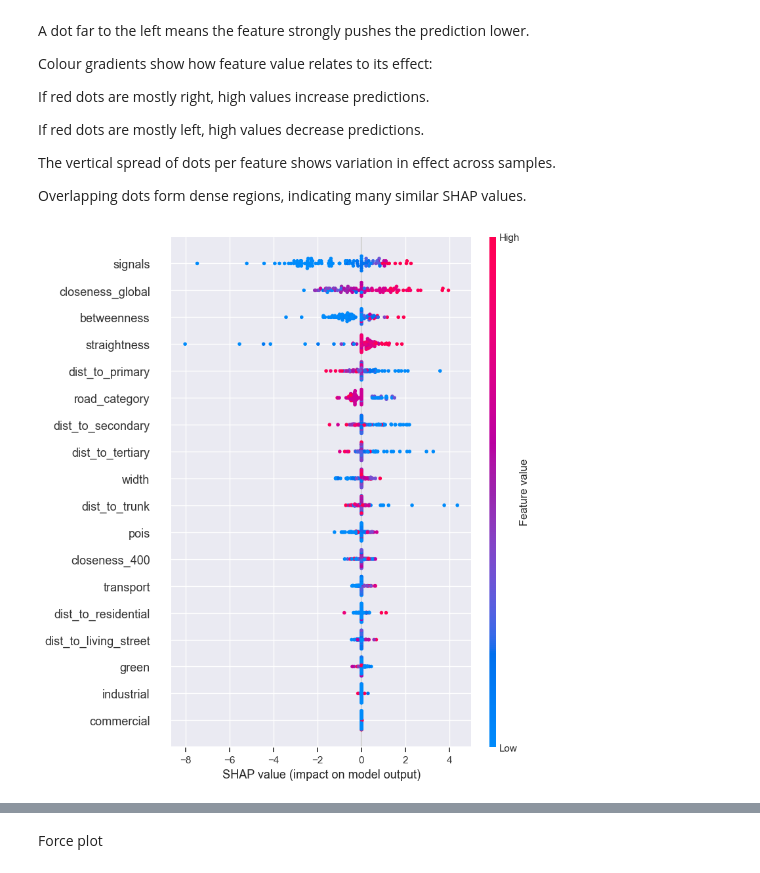
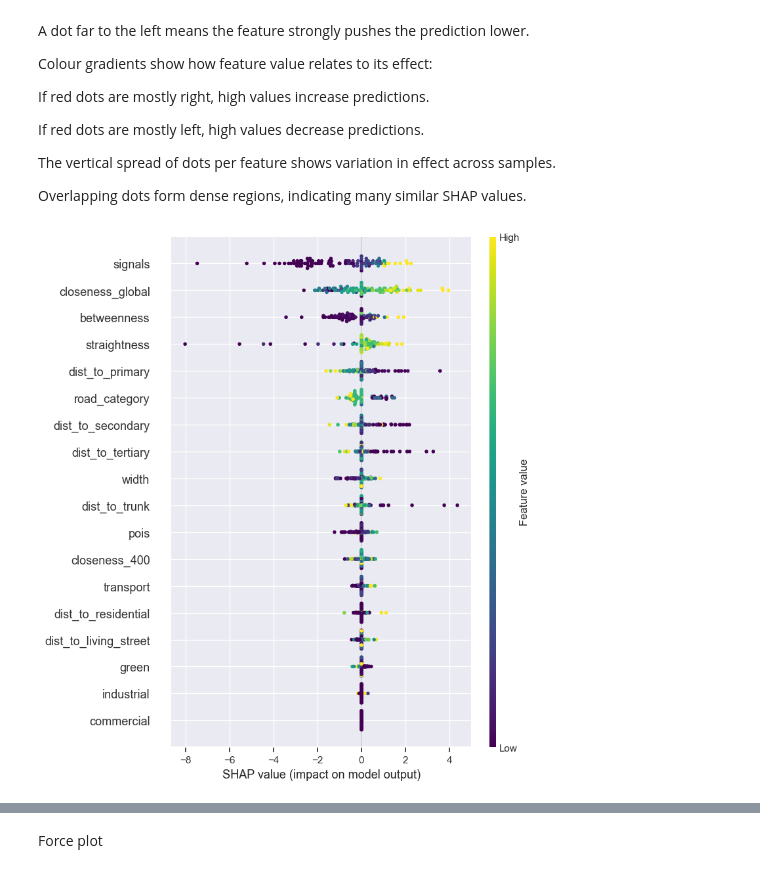
Before and after one commit to AndreaCutroni/ML-Noise-Prediction, a Jupyter notebook: notebooks/_elena/06_shap_ex_regreRanFor.ipynb, the cells around one changed output, grey strips where cells are left out. Cells and saved outputs as stored; diff of their text form; code cells hidden in the pictures.

```diff
--- a/notebooks/_elena/06_shap_ex_regreRanFor.ipynb
+++ b/notebooks/_elena/06_shap_ex_regreRanFor.ipynb
@@ -107,9 +107,9 @@ Overlapping dots form dense regions, indicating many similar SHAP values.
 # %%
 
 # Summary plot
-shap.summary_plot(shap_values, X_train.iloc[:100, :], plot_type="dot")
+shap.summary_plot(shap_values, X_train.iloc[:100, :], plot_type="dot", cmap='viridis')
 # %% [output]
-[figure, old version]
+[figure, new version]
 # %%
 import matplotlib.pyplot as plt
 
```
Also changed, not shown: parts of 1 cell of this notebook, 2 other files.
